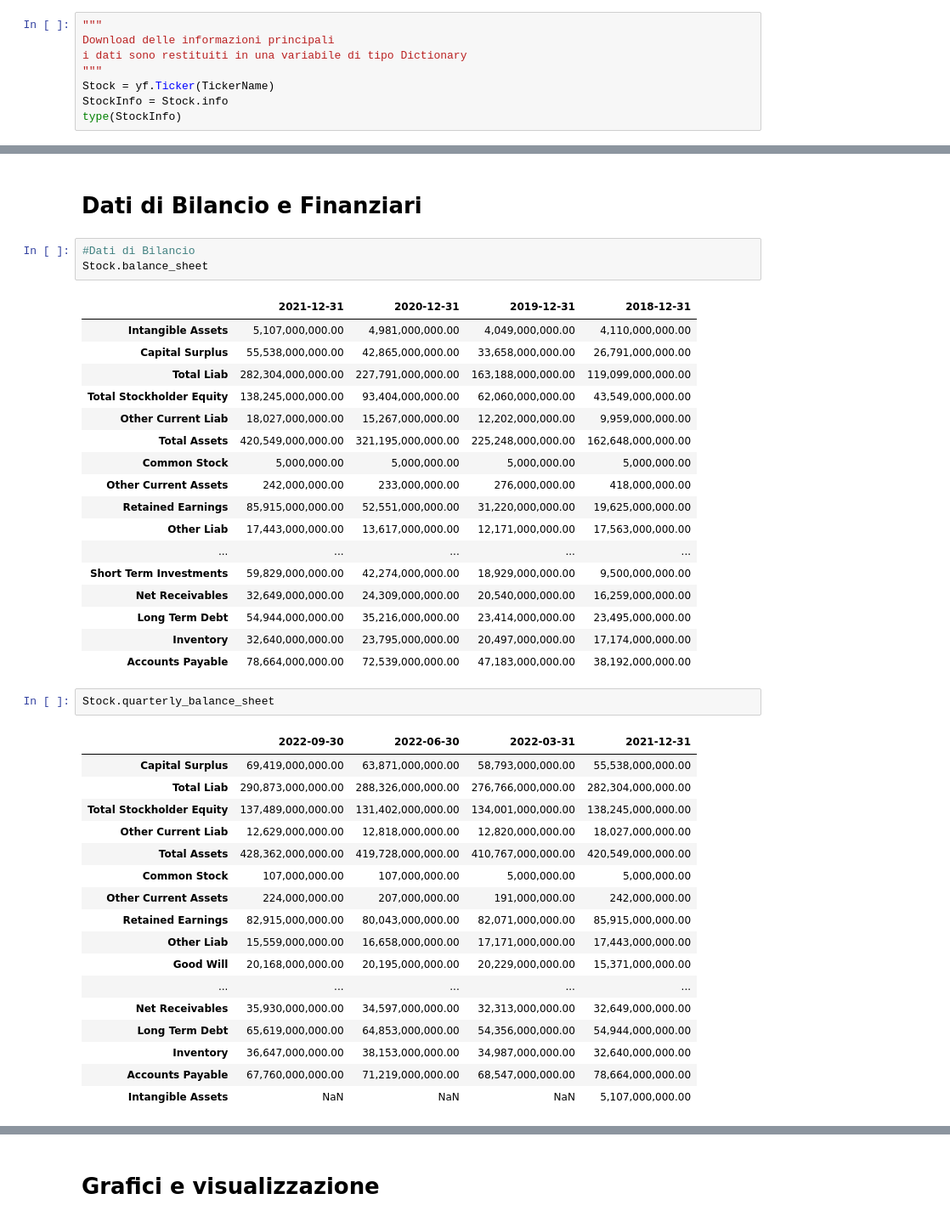
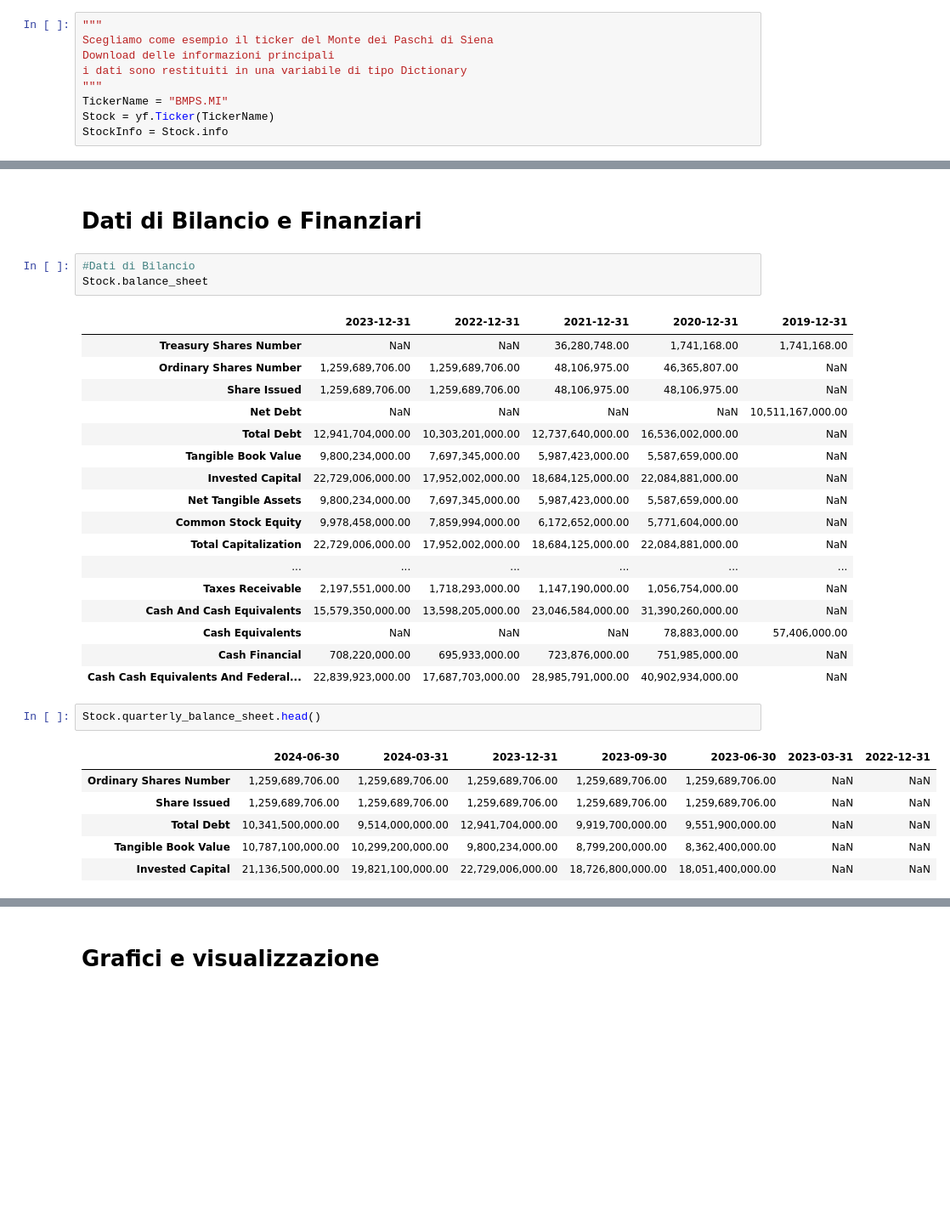
Before and after one commit to GMISSAGLIA/GM_PyLab, a Jupyter notebook: Yahoo_Finance_Data_Download_1.ipynb, the cells around one changed output, grey strips where cells are left out. Shown at 85% size. Cells and saved outputs as stored; diff of their text form; blank space fills up the shorter version.

```diff
--- a/Yahoo_Finance_Data_Download_1.ipynb
+++ b/Yahoo_Finance_Data_Download_1.ipynb
@@ -48,8 +45,9 @@ TickerName = "AMZN"
 # %%
 """
+Scegliamo come esempio il ticker del Monte dei Paschi di Siena
 Download delle informazioni principali
 i dati sono restituiti in una variabile di tipo Dictionary
 """
+TickerName = "BMPS.MI"
 Stock = yf.Ticker(TickerName)
 StockInfo = Stock.info
-type(StockInfo)
@@ -123,43 +153,32 @@ Series([], Name: Dividends, dtype: int64)
 #Dati di Bilancio
 Stock.balance_sheet
 # %% [output]
-|  | 2021-12-31 | 2020-12-31 | 2019-12-31 | 2018-12-31 |
-| Intangible Assets | 5,107,000,000.00 | 4,981,000,000.00 | 4,049,000,000.00 | 4,110,000,000.00 |
-| Capital Surplus | 55,538,000,000.00 | 42,865,000,000.00 | 33,658,000,000.00 | 26,791,000,000.00 |
-| Total Liab | 282,304,000,000.00 | 227,791,000,000.00 | 163,188,000,000.00 | 119,099,000,000.00 |
-| Total Stockholder Equity | 138,245,000,000.00 | 93,404,000,000.00 | 62,060,000,000.00 | 43,549,000,000.00 |
-| Other Current Liab | 18,027,000,000.00 | 15,267,000,000.00 | 12,202,000,000.00 | 9,959,000,000.00 |
-| Total Assets | 420,549,000,000.00 | 321,195,000,000.00 | 225,248,000,000.00 | 162,648,000,000.00 |
-| Common Stock | 5,000,000.00 | 5,000,000.00 | 5,000,000.00 | 5,000,000.00 |
-| Other Current Assets | 242,000,000.00 | 233,000,000.00 | 276,000,000.00 | 418,000,000.00 |
-| Retained Earnings | 85,915,000,000.00 | 52,551,000,000.00 | 31,220,000,000.00 | 19,625,000,000.00 |
-| Other Liab | 17,443,000,000.00 | 13,617,000,000.00 | 12,171,000,000.00 | 17,563,000,000.00 |
-| ... | ... | ... | ... | ... |
-| Short Term Investments | 59,829,000,000.00 | 42,274,000,000.00 | 18,929,000,000.00 | 9,500,000,000.00 |
-| Net Receivables | 32,649,000,000.00 | 24,309,000,000.00 | 20,540,000,000.00 | 16,259,000,000.00 |
-| Long Term Debt | 54,944,000,000.00 | 35,216,000,000.00 | 23,414,000,000.00 | 23,495,000,000.00 |
-| Inventory | 32,640,000,000.00 | 23,795,000,000.00 | 20,497,000,000.00 | 17,174,000,000.00 |
-| Accounts Payable | 78,664,000,000.00 | 72,539,000,000.00 | 47,183,000,000.00 | 38,192,000,000.00 |
+|  | 2023-12-31 | 2022-12-31 | 2021-12-31 | 2020-12-31 | 2019-12-31 |
+| Treasury Shares Number | NaN | NaN | 36,280,748.00 | 1,741,168.00 | 1,741,168.00 |
+| Ordinary Shares Number | 1,259,689,706.00 | 1,259,689,706.00 | 48,106,975.00 | 46,365,807.00 | NaN |
+| Share Issued | 1,259,689,706.00 | 1,259,689,706.00 | 48,106,975.00 | 48,106,975.00 | NaN |
+| Net Debt | NaN | NaN | NaN | NaN | 10,511,167,000.00 |
+| Total Debt | 12,941,704,000.00 | 10,303,201,000.00 | 12,737,640,000.00 | 16,536,002,000.00 | NaN |
+| Tangible Book Value | 9,800,234,000.00 | 7,697,345,000.00 | 5,987,423,000.00 | 5,587,659,000.00 | NaN |
+| Invested Capital | 22,729,006,000.00 | 17,952,002,000.00 | 18,684,125,000.00 | 22,084,881,000.00 | NaN |
+| Net Tangible Assets | 9,800,234,000.00 | 7,697,345,000.00 | 5,987,423,000.00 | 5,587,659,000.00 | NaN |
+| Common Stock Equity | 9,978,458,000.00 | 7,859,994,000.00 | 6,172,652,000.00 | 5,771,604,000.00 | NaN |
+| Total Capitalization | 22,729,006,000.00 | 17,952,002,000.00 | 18,684,125,000.00 | 22,084,881,000.00 | NaN |
+| ... | ... | ... | ... | ... | ... |
+| Taxes Receivable | 2,197,551,000.00 | 1,718,293,000.00 | 1,147,190,000.00 | 1,056,754,000.00 | NaN |
+| Cash And Cash Equivalents | 15,579,350,000.00 | 13,598,205,000.00 | 23,046,584,000.00 | 31,390,260,000.00 | NaN |
+| Cash Equivalents | NaN | NaN | NaN | 78,883,000.00 | 57,406,000.00 |
+| Cash Financial | 708,220,000.00 | 695,933,000.00 | 723,876,000.00 | 751,985,000.00 | NaN |
+| Cash Cash Equivalents And Federal... | 22,839,923,000.00 | 17,687,703,000.00 | 28,985,791,000.00 | 40,902,934,000.00 | NaN |
 # %%
-Stock.quarterly_balance_sheet
+Stock.quarterly_balance_sheet.head()
 # %% [output]
-|  | 2022-09-30 | 2022-06-30 | 2022-03-31 | 2021-12-31 |
-| Capital Surplus | 69,419,000,000.00 | 63,871,000,000.00 | 58,793,000,000.00 | 55,538,000,000.00 |
-| Total Liab | 290,873,000,000.00 | 288,326,000,000.00 | 276,766,000,000.00 | 282,304,000,000.00 |
-| Total Stockholder Equity | 137,489,000,000.00 | 131,402,000,000.00 | 134,001,000,000.00 | 138,245,000,000.00 |
-| Other Current Liab | 12,629,000,000.00 | 12,818,000,000.00 | 12,820,000,000.00 | 18,027,000,000.00 |
-| Total Assets | 428,362,000,000.00 | 419,728,000,000.00 | 410,767,000,000.00 | 420,549,000,000.00 |
-| Common Stock | 107,000,000.00 | 107,000,000.00 | 5,000,000.00 | 5,000,000.00 |
-| Other Current Assets | 224,000,000.00 | 207,000,000.00 | 191,000,000.00 | 242,000,000.00 |
-| Retained Earnings | 82,915,000,000.00 | 80,043,000,000.00 | 82,071,000,000.00 | 85,915,000,000.00 |
-| Other Liab | 15,559,000,000.00 | 16,658,000,000.00 | 17,171,000,000.00 | 17,443,000,000.00 |
-| Good Will | 20,168,000,000.00 | 20,195,000,000.00 | 20,229,000,000.00 | 15,371,000,000.00 |
-| ... | ... | ... | ... | ... |
-| Net Receivables | 35,930,000,000.00 | 34,597,000,000.00 | 32,313,000,000.00 | 32,649,000,000.00 |
-| Long Term Debt | 65,619,000,000.00 | 64,853,000,000.00 | 54,356,000,000.00 | 54,944,000,000.00 |
-| Inventory | 36,647,000,000.00 | 38,153,000,000.00 | 34,987,000,000.00 | 32,640,000,000.00 |
-| Accounts Payable | 67,760,000,000.00 | 71,219,000,000.00 | 68,547,000,000.00 | 78,664,000,000.00 |
-| Intangible Assets | NaN | NaN | NaN | 5,107,000,000.00 |
+|  | 2024-06-30 | 2024-03-31 | 2023-12-31 | 2023-09-30 | 2023-06-30 | 2023-03-31 | 2022-12-31 |
+| Ordinary Shares Number | 1,259,689,706.00 | 1,259,689,706.00 | 1,259,689,706.00 | 1,259,689,706.00 | 1,259,689,706.00 | NaN | NaN |
+| Share Issued | 1,259,689,706.00 | 1,259,689,706.00 | 1,259,689,706.00 | 1,259,689,706.00 | 1,259,689,706.00 | NaN | NaN |
+| Total Debt | 10,341,500,000.00 | 9,514,000,000.00 | 12,941,704,000.00 | 9,919,700,000.00 | 9,551,900,000.00 | NaN | NaN |
+| Tangible Book Value | 10,787,100,000.00 | 10,299,200,000.00 | 9,800,234,000.00 | 8,799,200,000.00 | 8,362,400,000.00 | NaN | NaN |
+| Invested Capital | 21,136,500,000.00 | 19,821,100,000.00 | 22,729,006,000.00 | 18,726,800,000.00 | 18,051,400,000.00 | NaN | NaN |
 # %%
 #Dati Finanziari
 Stock.financials
```
Also changed, not shown: parts of 39 cells of this notebook.
